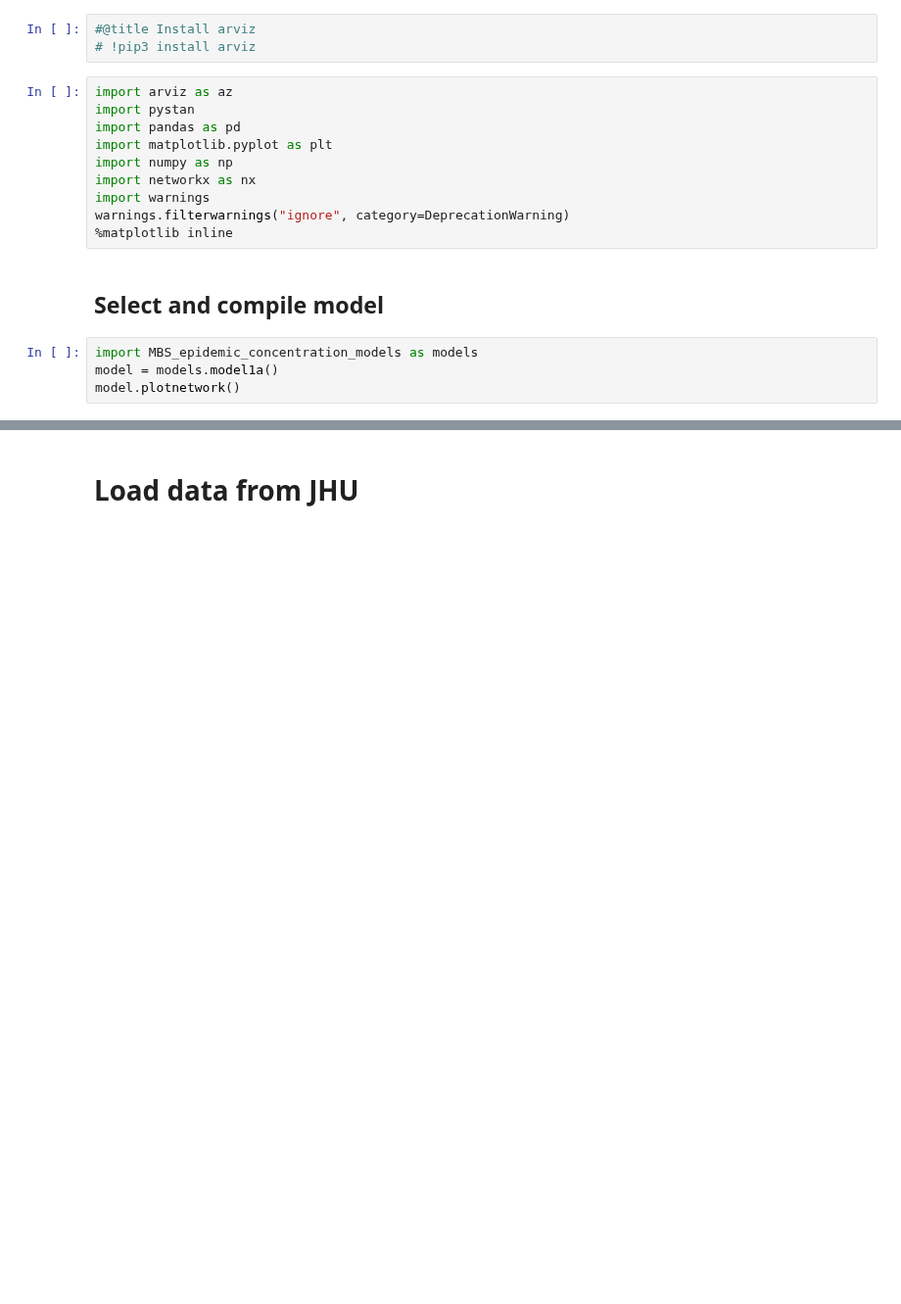
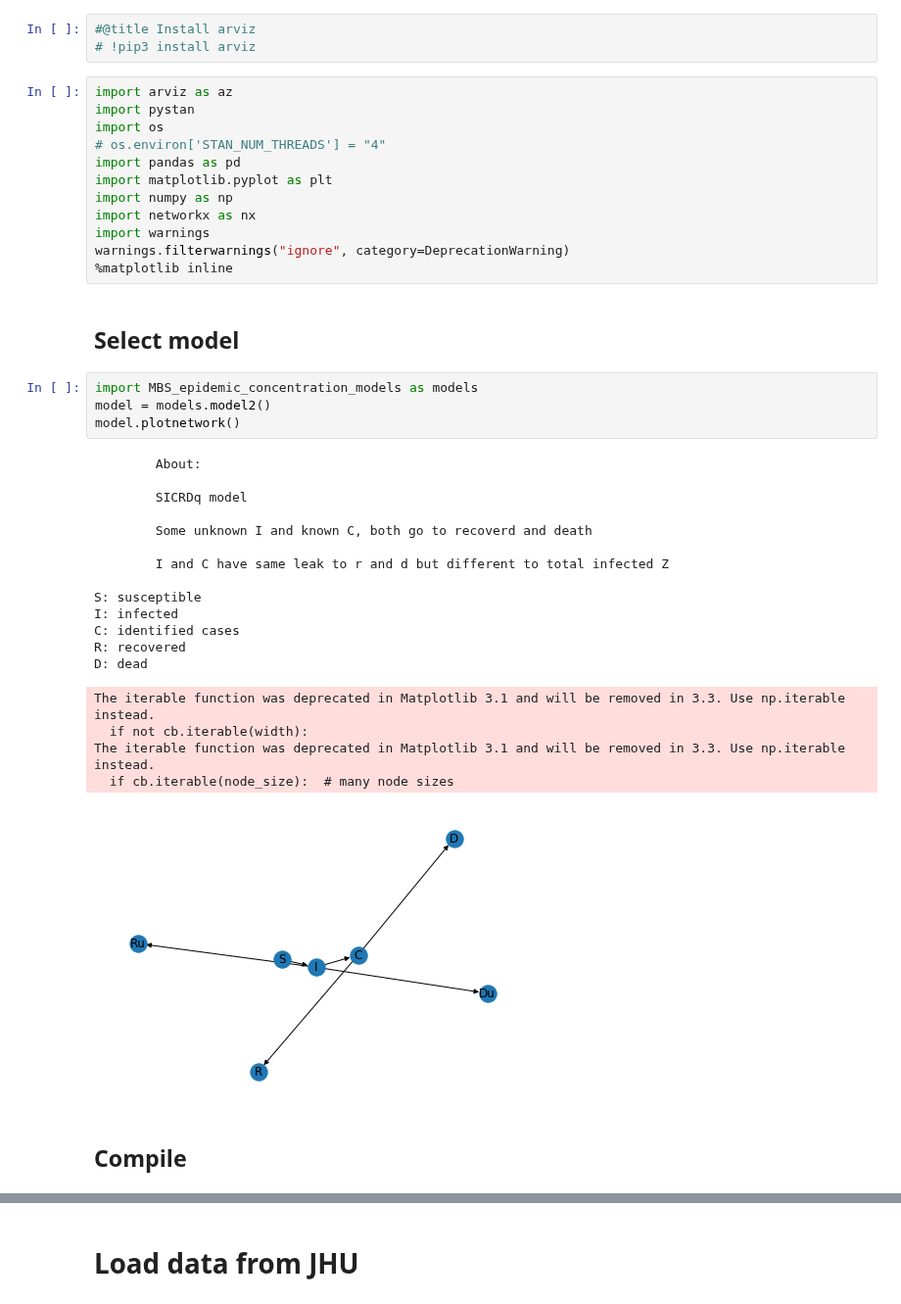
Before and after one commit to ccc1685/covid-19, a Jupyter notebook: Stan/MBS_epidemic_concentration_fitter.ipynb, the cells around one changed output, grey strips where cells are left out. Shown at 98% size. Drawn from its saved outputs; the diff is of its cells as text; blank space fills up the shorter version.

Commit message:
updated model and notebook

```diff
--- a/Stan/MBS_epidemic_concentration_fitter.ipynb
+++ b/Stan/MBS_epidemic_concentration_fitter.ipynb
@@ -4,6 +4,8 @@
 # %%
 import arviz as az
 import pystan
+import os
+# os.environ['STAN_NUM_THREADS'] = "4"
 import pandas as pd
 import matplotlib.pyplot as plt
 import numpy as np
@@ -12,10 +14,31 @@ import warnings
 warnings.filterwarnings("ignore", category=DeprecationWarning)
 %matplotlib inline
 # %% [markdown]
-## Select and compile model
+## Select model
 # %%
 import MBS_epidemic_concentration_models as models
-model = models.model1a()
+model = models.model2()
 model.plotnetwork()
+# %% [output]
+        About:
+
+        SICRDq model
+
+        Some unknown I and known C, both go to recoverd and death
+
+        I and C have same leak to r and d but different to total infected Z
+
+S: susceptible
+I: infected
+C: identified cases
+R: recovered
+D: dead
+The iterable function was deprecated in Matplotlib 3.1 and will be removed in 3.3. Use np.iterable instead.
+  if not cb.iterable(width):
+The iterable function was deprecated in Matplotlib 3.1 and will be removed in 3.3. Use np.iterable instead.
+  if cb.iterable(node_size):  # many node sizes
+[figure, added]
+# %% [markdown]
+## Compile
 # %%
 stanrunmodel = pystan.StanModel(model_code=model.stan)
```
Also changed, not shown: parts of 13 cells of this notebook, 1 other file.
